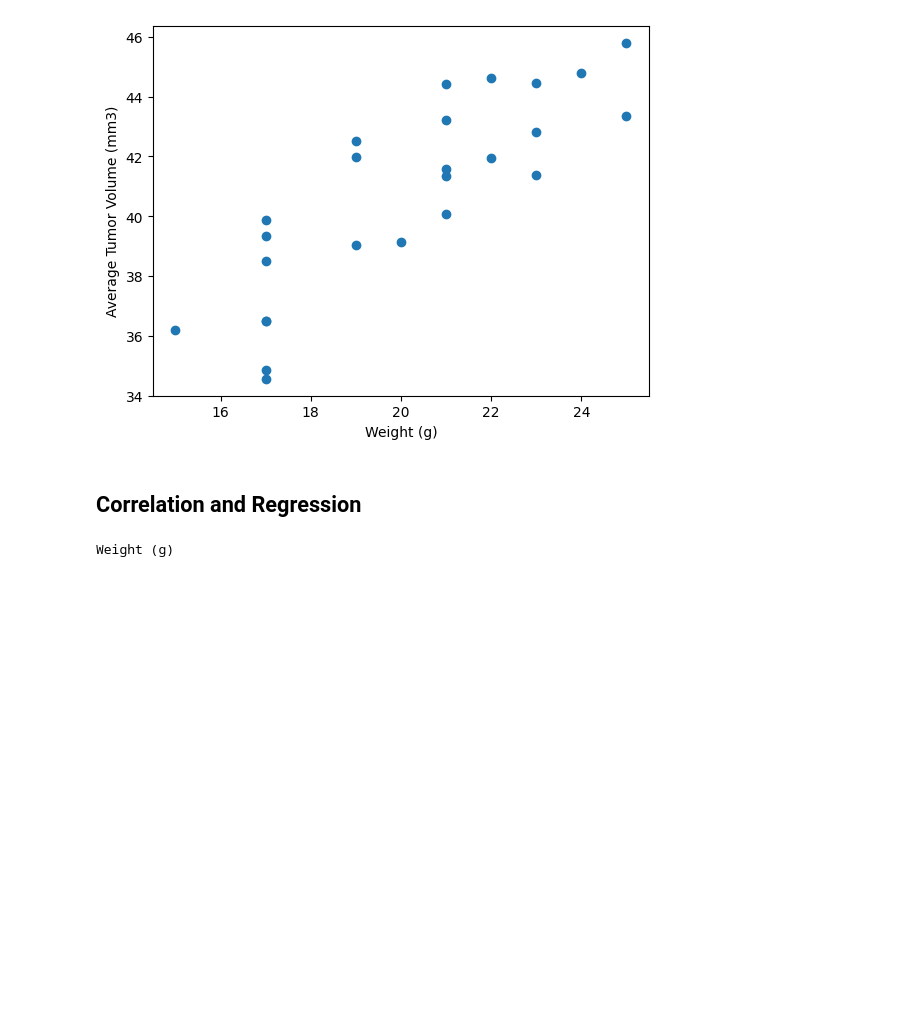
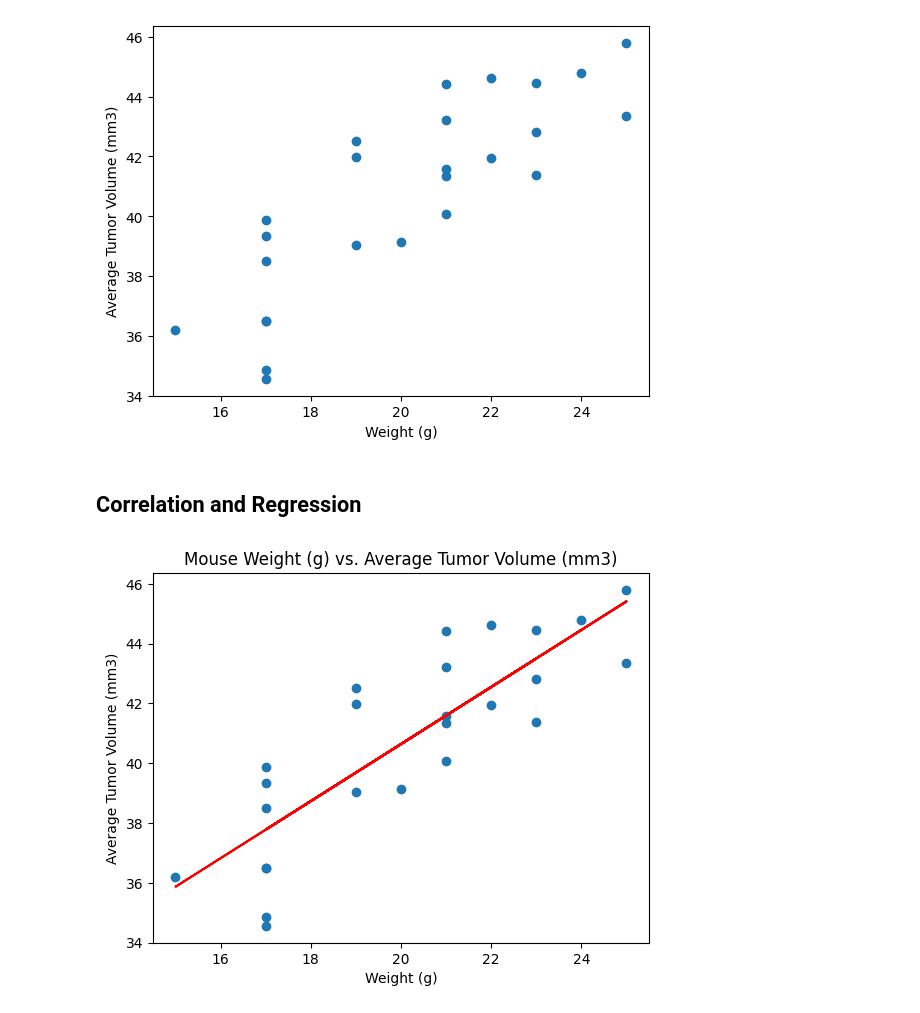
Before and after one commit to a676-code/plotting-challenge, a Jupyter notebook: Pymaceuticals/pymaceuticals.ipynb, the cells around one changed output. Cells and saved outputs as stored; diff of their text form; code cells hidden in the pictures; blank space fills up the shorter version.

```diff
--- a/Pymaceuticals/pymaceuticals.ipynb
+++ b/Pymaceuticals/pymaceuticals.ipynb
@@ -339,5 +370,13 @@ plt.show()
 # %%
 # Calculate the correlation coefficient and linear regression model
 # for mouse weight and average tumor volume for the Capomulin regimen
+(slope, intercept, rvalue, pvalue, stderr) = st.linregress(weight, avg_tumor_volume)
+regress_values = slope * weight + intercept
+plt.scatter(weight, avg_tumor_volume)
+plt.plot(weight, regress_values, "r-")
+plt.xlabel("Weight (g)")
+plt.ylabel("Average Tumor Volume (mm3)")
+plt.title("Mouse Weight (g) vs. Average Tumor Volume (mm3)")
+plt.show()
 # %% [output]
-Weight (g)
+[figure, added]
```
Also changed, not shown: parts of 6 cells of this notebook.
